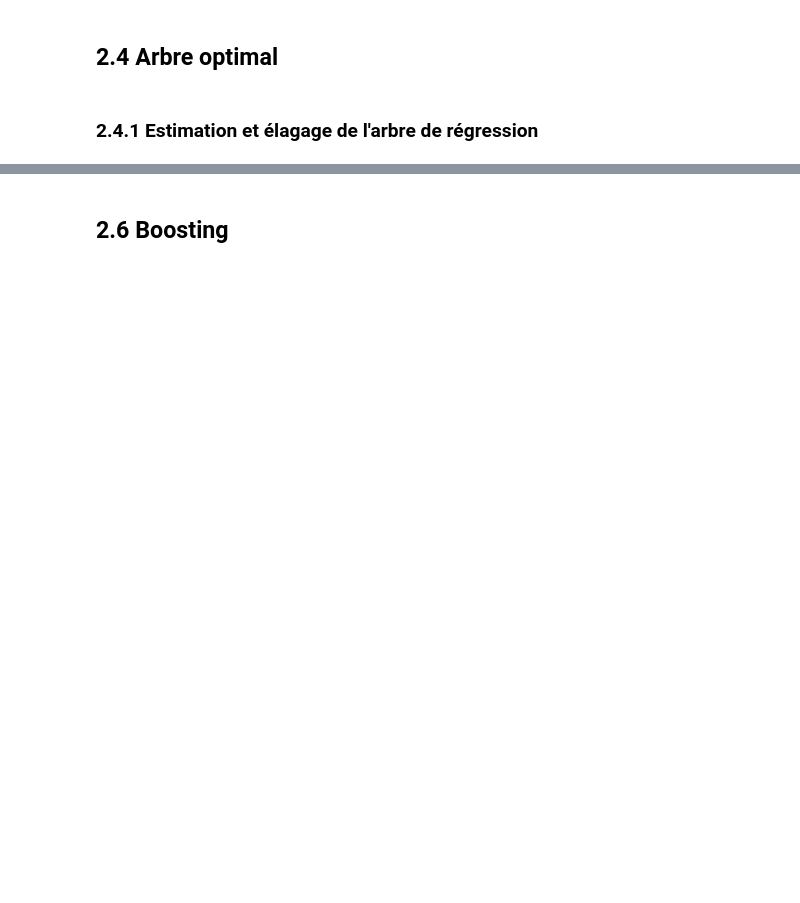
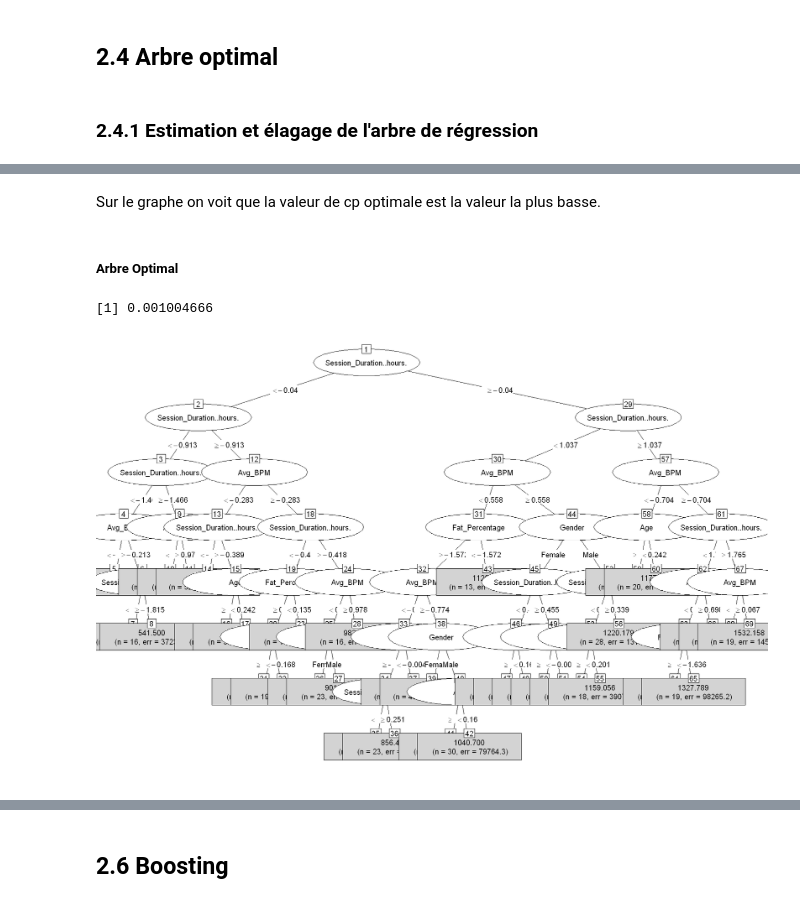
Before and after one commit to QUENTINTOUIL/Projet_ML, a Jupyter notebook: V2_R.ipynb, the cells around one changed output, grey strips where cells are left out. Cells and saved outputs as stored; diff of their text form; code cells hidden in the pictures; blank space fills up the shorter version.

```diff
--- a/V2_R.ipynb
+++ b/V2_R.ipynb
@@ -1002,0 +1101,11 @@ Le modèle SVR est bien plus performant que les modèles linéaires. En effet, l
+# %% [markdown]
+Sur le graphe on voit que la valeur de cp optimale est la valeur la plus basse.
+# %% [markdown]
+##### Arbre Optimal
+# %%
+as.numeric(attributes(which.min(CVerr))$names)
+tree.reg=rpart(Calories_Burned~.,data=datappr,control=rpart.control(cp=as.numeric(attributes(which.min(CVerr))$names)))
+plot(as.party(tree.reg), type="simple")
+# %% [output]
+[1] 0.001004666
+[figure, added]
```
Also changed, not shown: parts of 59 cells of this notebook, 1 other file.
